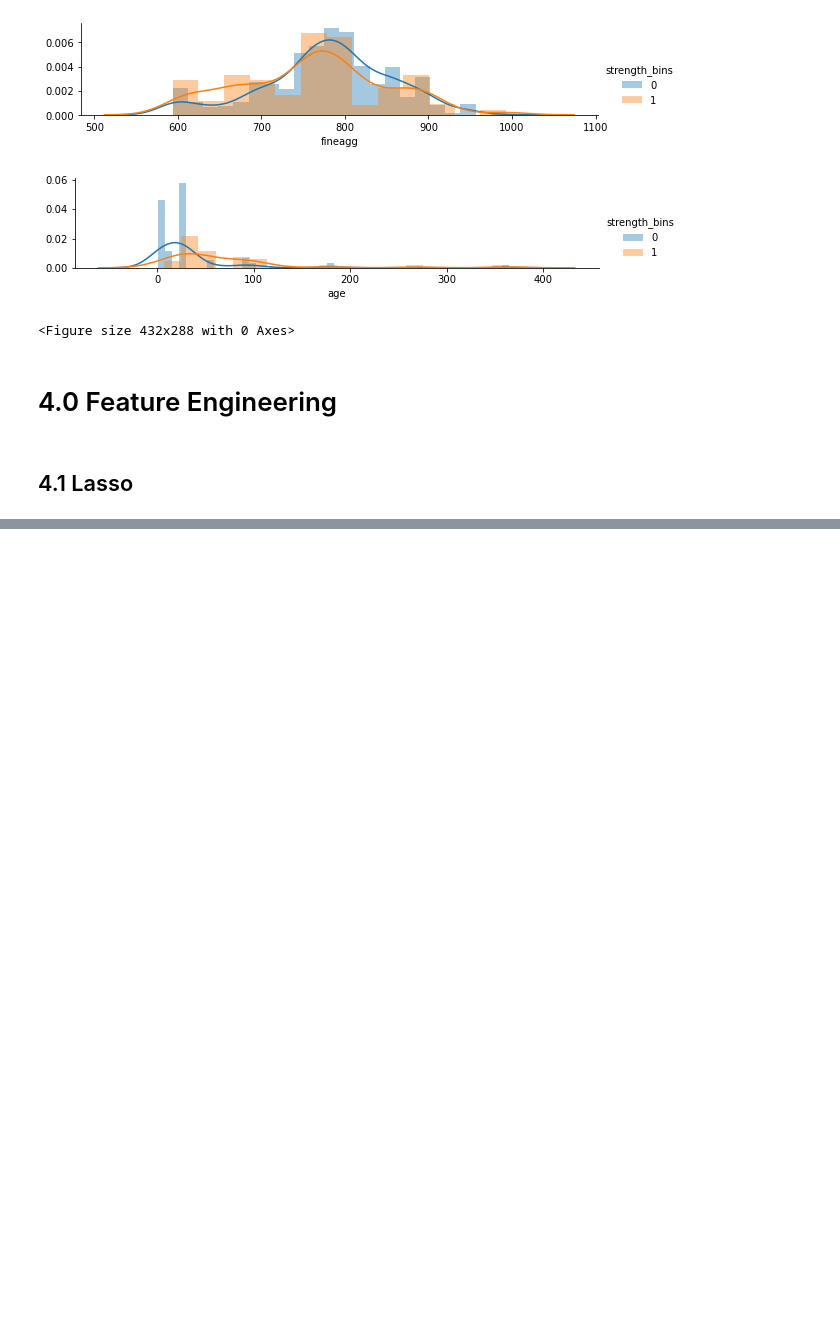
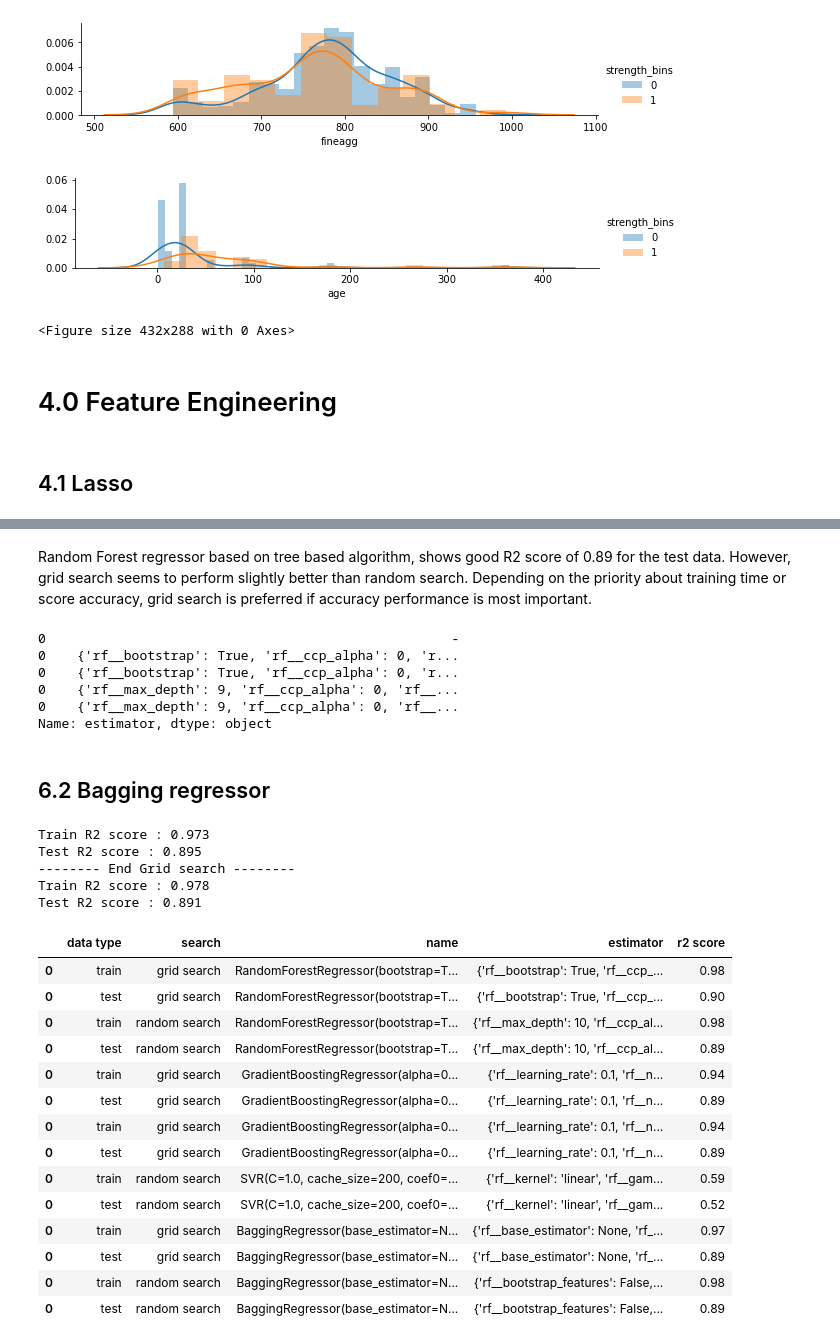
Before and after one commit to koksoon100/Project1, a Jupyter notebook: feature_engineering_submission.ipynb, the cells around one changed output, grey strips where cells are left out. Saved outputs shown, nothing was run; the diff lists cells and outputs as text; code cells hidden in the pictures; blank space fills up the shorter version.

```diff
--- a/feature_engineering_submission.ipynb
+++ b/feature_engineering_submission.ipynb
@@ -337,0 +383,15 @@ Test R2 score : 0.52
+# %%
+from sklearn.ensemble import GradientBoostingRegressor
+from sklearn.model_selection import KFold
+from sklearn.model_selection import cross_val_score
+
+num_folds = 5
+kfold = KFold(n_splits=num_folds, random_state=2)
+model = GradientBoostingRegressor()
+results = cross_val_score(model, X, y, cv=kfold, scoring="r2")
+print("R2 score is ", round(np.mean(results), 3))
+d = {'name': ['Gradient Boosting regressor'], 'r2 score': [round(np.mean(results), 3)]}
+d = pd.DataFrame(data=d)
+
+model_performance = pd.concat([model_performance, d])
+model_performance.head()
@@ -337,0 +489,13 @@ Test R2 score : 0.52
+# %% [markdown]
+Random Forest regressor based on tree based algorithm, shows good R2 score of 0.89 for the test data. However, grid search seems to perform slightly better than random search. Depending on the priority about training time or score accuracy, grid search is preferred if accuracy performance is most important.
+# %%
+model_performance['estimator']
+# %% [output]
+0                                                    -
+0    {'rf__bootstrap': True, 'rf__ccp_alpha': 0, 'r...
+0    {'rf__bootstrap': True, 'rf__ccp_alpha': 0, 'r...
+0    {'rf__max_depth': 9, 'rf__ccp_alpha': 0, 'rf__...
+0    {'rf__max_depth': 9, 'rf__ccp_alpha': 0, 'rf__...
+Name: estimator, dtype: object
+# %% [markdown]
+## 6.2 Bagging regressor
@@ -337,0 +504,32 @@ Test R2 score : 0.52
+# %%
+from sklearn.ensemble import BaggingRegressor
+from sklearn.svm import SVR
+
+param_grid = {'rf__base_estimator': [None, SVR()], 'rf__bootstrap_features': [True, False]}
+model_performance = grid_search_model(BaggingRegressor(), 'rf', param_grid, model_performance)
+
+param_grid = {'rf__base_estimator': [None, SVR()], 'rf__bootstrap_features': [True, False]}
+model_performance = random_search_model(BaggingRegressor(), 'rf', param_grid, model_performance)
+
+model_performance
+# %% [output]
+Train R2 score : 0.973
+Test R2 score : 0.895
+-------- End Grid search --------
+Train R2 score : 0.978
+Test R2 score : 0.891
+|  | data type | search | name | estimator | r2 score |
+| 0 | train | grid search | RandomForestRegressor(bootstrap=T... | {'rf__bootstrap': True, 'rf__ccp_... | 0.98 |
+| 0 | test | grid search | RandomForestRegressor(bootstrap=T... | {'rf__bootstrap': True, 'rf__ccp_... | 0.90 |
+| 0 | train | random search | RandomForestRegressor(bootstrap=T... | {'rf__max_depth': 10, 'rf__ccp_al... | 0.98 |
+| 0 | test | random search | RandomForestRegressor(bootstrap=T... | {'rf__max_depth': 10, 'rf__ccp_al... | 0.89 |
+| 0 | train | grid search | GradientBoostingRegressor(alpha=0... | {'rf__learning_rate': 0.1, 'rf__n... | 0.94 |
+| 0 | test | grid search | GradientBoostingRegressor(alpha=0... | {'rf__learning_rate': 0.1, 'rf__n... | 0.89 |
+| 0 | train | grid search | GradientBoostingRegressor(alpha=0... | {'rf__learning_rate': 0.1, 'rf__n... | 0.94 |
+| 0 | test | grid search | GradientBoostingRegressor(alpha=0... | {'rf__learning_rate': 0.1, 'rf__n... | 0.89 |
+| 0 | train | random search | SVR(C=1.0, cache_size=200, coef0=... | {'rf__kernel': 'linear', 'rf__gam... | 0.59 |
+| 0 | test | random search | SVR(C=1.0, cache_size=200, coef0=... | {'rf__kernel': 'linear', 'rf__gam... | 0.52 |
+| 0 | train | grid search | BaggingRegressor(base_estimator=N... | {'rf__base_estimator': None, 'rf_... | 0.97 |
+| 0 | test | grid search | BaggingRegressor(base_estimator=N... | {'rf__base_estimator': None, 'rf_... | 0.89 |
+| 0 | train | random search | BaggingRegressor(base_estimator=N... | {'rf__bootstrap_features': False,... | 0.98 |
+| 0 | test | random search | BaggingRegressor(base_estimator=N... | {'rf__bootstrap_features': False,... | 0.89 |
```
Also changed, not shown: parts of 50 cells of this notebook.
